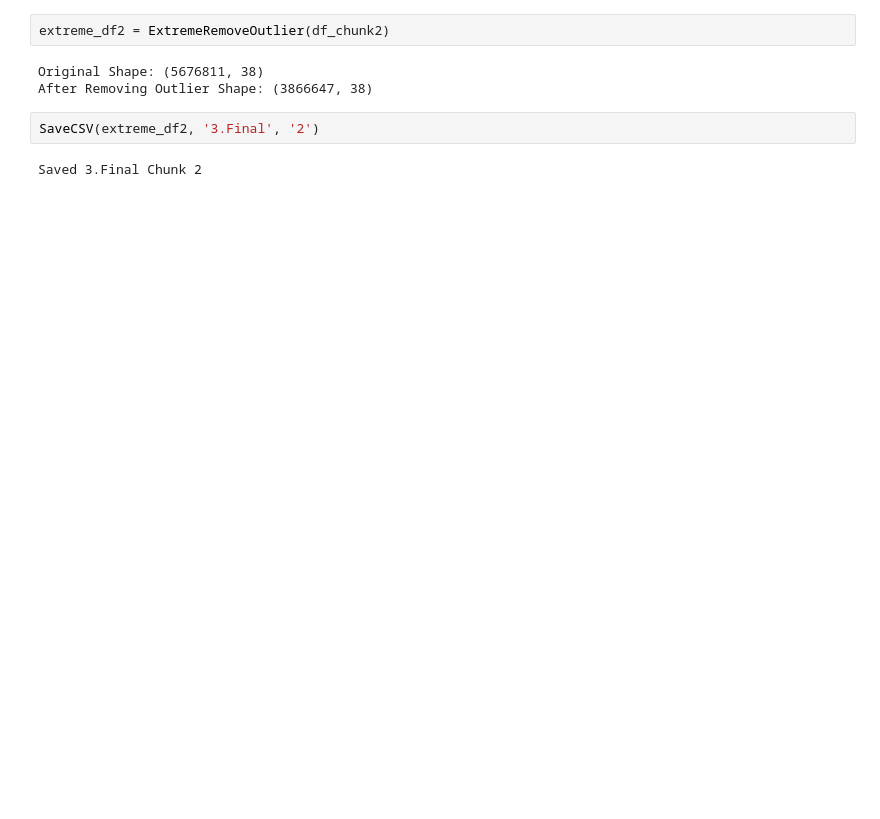
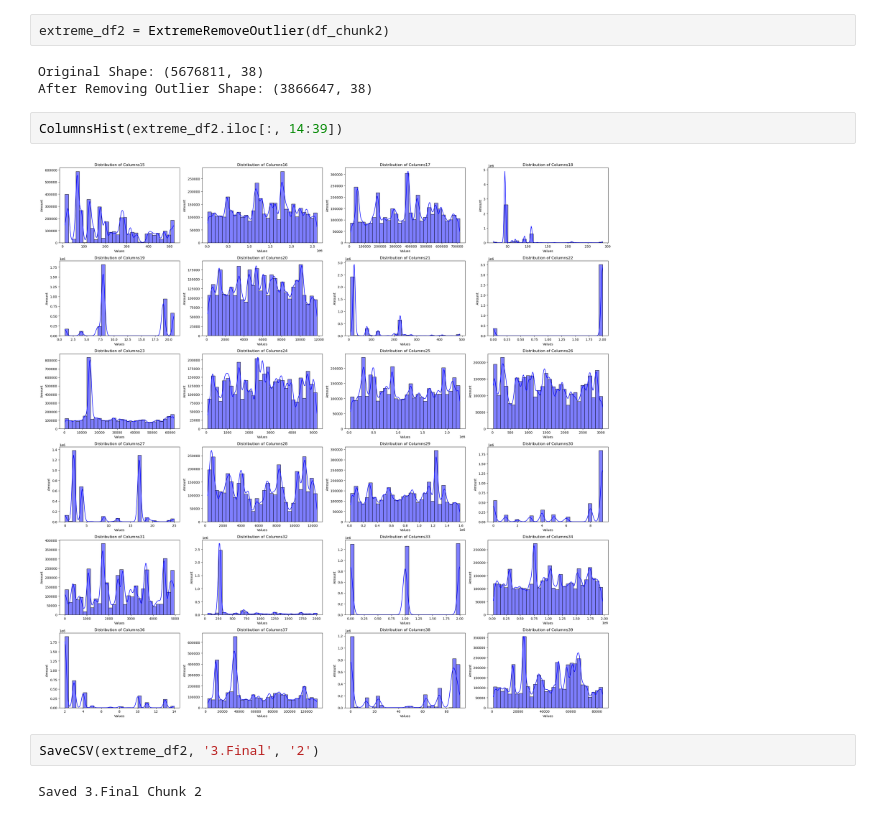
Before and after one commit to Porter-Tseng/CTR-Prediction, a Jupyter notebook: CTR Prediction-Preprocessing-Chunk2.ipynb, the cells around one changed output. Saved outputs shown, nothing was run; the diff lists cells and outputs as text; blank space fills up the shorter version.

```diff
--- a/CTR Prediction-Preprocessing-Chunk2.ipynb
+++ b/CTR Prediction-Preprocessing-Chunk2.ipynb
@@ -362,6 +366,10 @@ extreme_df2 = ExtremeRemoveOutlier(df_chunk2)
 # %% [output]
 Original Shape: (5676811, 38)
 After Removing Outlier Shape: (3866647, 38)
+# %%
+ColumnsHist(extreme_df2.iloc[:, 14:39])
+# %% [output]
+[figure, added]
 # %%
 SaveCSV(extreme_df2, '3.Final', '2')
 # %% [output]
```
Also changed, not shown: parts of 3 cells of this notebook, 4 other files.
